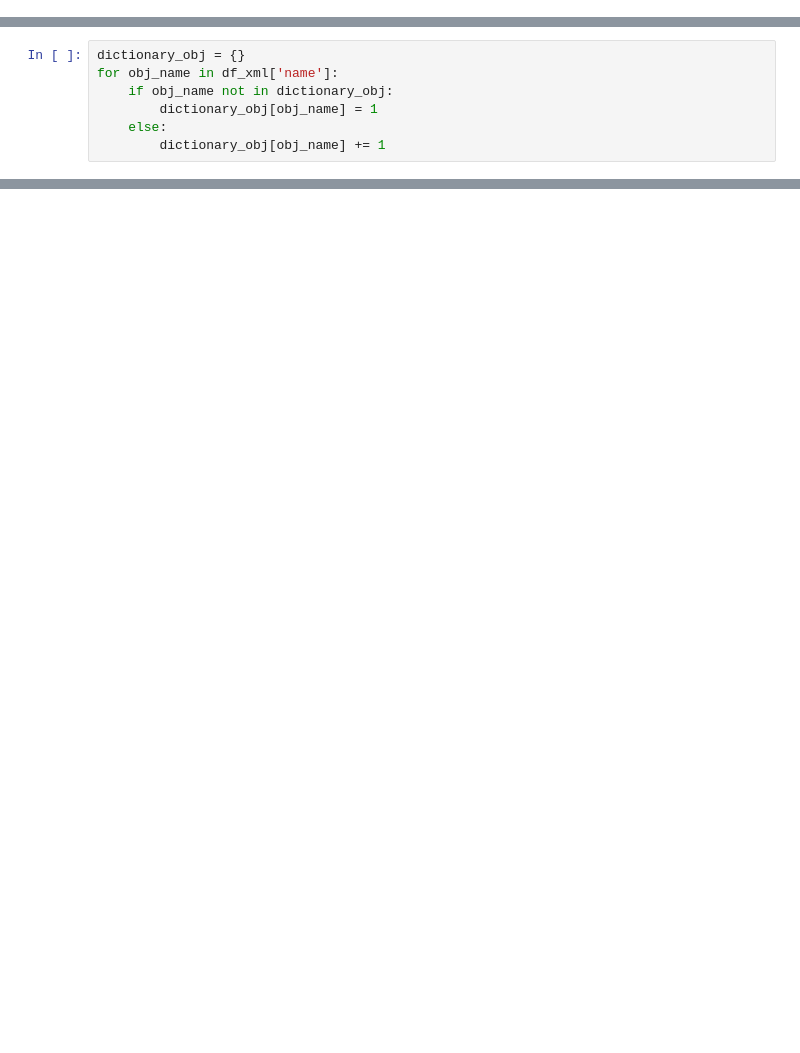
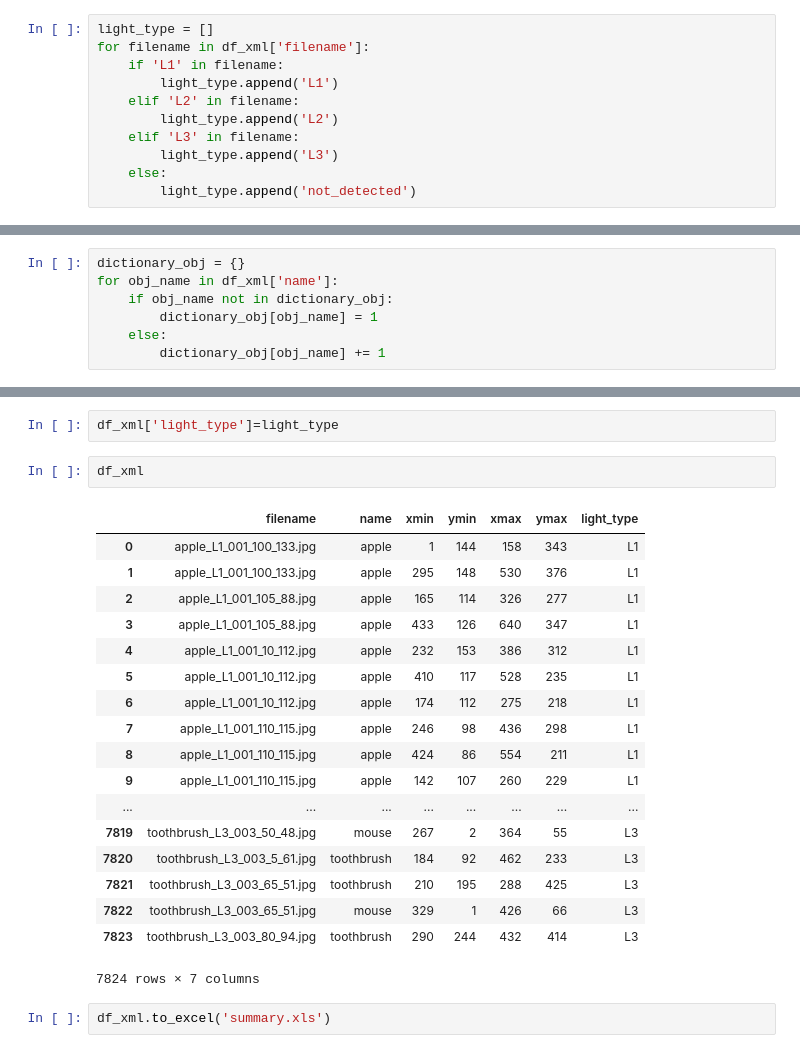
Before and after one commit to IlinValery/labeling_stat, a Jupyter notebook: pandas_analys.ipynb, the cells around one changed output, grey strips where cells are left out. Saved outputs shown, nothing was run; the diff lists cells and outputs as text; blank space fills up the shorter version.

Commit message:
+stat by light_type

```diff
--- a/pandas_analys.ipynb
+++ b/pandas_analys.ipynb
@@ -36,0 +47,11 @@ sns.countplot(df_xml.name)
+# %%
+light_type = []
+for filename in df_xml['filename']:
+    if 'L1' in filename:
+        light_type.append('L1')
+    elif 'L2' in filename:
+        light_type.append('L2')
+    elif 'L3' in filename:
+        light_type.append('L3')
+    else:
+        light_type.append('not_detected')
@@ -64,0 +100,25 @@ refrigerator     44
+# %%
+df_xml['light_type']=light_type
+# %%
+df_xml
+# %% [output]
+|  | filename | name | xmin | ymin | xmax | ymax | light_type |
+| 0 | apple_L1_001_100_133.jpg | apple | 1 | 144 | 158 | 343 | L1 |
+| 1 | apple_L1_001_100_133.jpg | apple | 295 | 148 | 530 | 376 | L1 |
+| 2 | apple_L1_001_105_88.jpg | apple | 165 | 114 | 326 | 277 | L1 |
+| 3 | apple_L1_001_105_88.jpg | apple | 433 | 126 | 640 | 347 | L1 |
+| 4 | apple_L1_001_10_112.jpg | apple | 232 | 153 | 386 | 312 | L1 |
+| 5 | apple_L1_001_10_112.jpg | apple | 410 | 117 | 528 | 235 | L1 |
+| 6 | apple_L1_001_10_112.jpg | apple | 174 | 112 | 275 | 218 | L1 |
+| 7 | apple_L1_001_110_115.jpg | apple | 246 | 98 | 436 | 298 | L1 |
+| 8 | apple_L1_001_110_115.jpg | apple | 424 | 86 | 554 | 211 | L1 |
+| 9 | apple_L1_001_110_115.jpg | apple | 142 | 107 | 260 | 229 | L1 |
+| ... | ... | ... | ... | ... | ... | ... | ... |
+| 7819 | toothbrush_L3_003_50_48.jpg | mouse | 267 | 2 | 364 | 55 | L3 |
+| 7820 | toothbrush_L3_003_5_61.jpg | toothbrush | 184 | 92 | 462 | 233 | L3 |
+| 7821 | toothbrush_L3_003_65_51.jpg | toothbrush | 210 | 195 | 288 | 425 | L3 |
+| 7822 | toothbrush_L3_003_65_51.jpg | mouse | 329 | 1 | 426 | 66 | L3 |
+| 7823 | toothbrush_L3_003_80_94.jpg | toothbrush | 290 | 244 | 432 | 414 | L3 |
+7824 rows × 7 columns
+# %%
+df_xml.to_excel('summary.xls')
```
Also changed, not shown: parts of 7 cells of this notebook, 5 other files.
